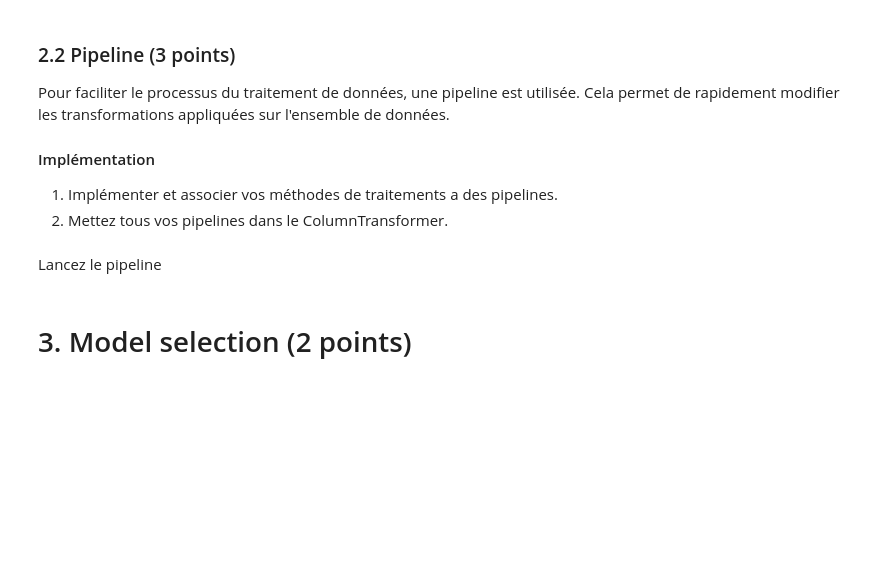
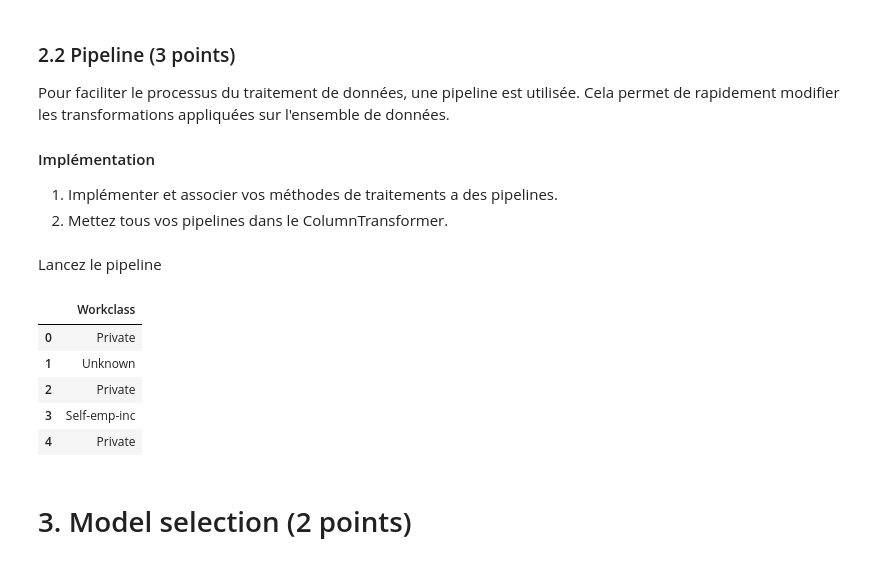
Before and after one commit to olivierND/INF8215, a Jupyter notebook: TP3/TP3_1850196.ipynb, the cells around one changed output. Saved outputs shown, nothing was run; the diff lists cells and outputs as text; code cells hidden in the pictures; blank space fills up the shorter version.

```diff
--- a/TP3/TP3_1850196.ipynb
+++ b/TP3/TP3_1850196.ipynb
@@ -665,26 +679,38 @@ class LabelEncoderP(LabelEncoder):
         return super(LabelEncoderP, self).fit(X).transform(X)
 # %%
 # Implémenter ici les différentes transformations customs ici pour que cela soit plus claires (Si vous en avez)
+def parse_unknown(text):
+    if "?" in text:
+        return "Unknown"
+    return text
 # %%
 from sklearn.pipeline import Pipeline, FeatureUnion
 from sklearn.compose import ColumnTransformer
 from sklearn.impute import SimpleImputer
 
-pipeline_feature1 = Pipeline([
-    ("name", TransformationWrapper()),
+pipeline_workclass = Pipeline([
+    ('unknown', TransformationWrapper(transformation = parse_unknown))
 ])
 
 
 full_pipeline = ColumnTransformer([
-        ("feature1", pipeline_feature1, ["Feature1"])
+        ("Workclass", pipeline_workclass, ["Workclass"])
         # ("feature2", pipeline_feature2, ["Feature2"]),
     ])
 # %% [markdown]
 Lancez le pipeline
 # %%
-column_names = [] # TODO ajouter les noms des colonnes selon le nouvel ordre du pipeline
+column_names = ["Workclass"] # TODO ajouter les noms des colonnes selon le nouvel ordre du pipeline
 X_train_preprocess = pd.DataFrame(full_pipeline.fit_transform(X_train), columns=column_names)
 X_test_preprocess = pd.DataFrame(full_pipeline.fit_transform(X_test), columns=column_names)
+X_train_preprocess.head()
+# %% [output]
+|  | Workclass |
+| 0 | Private |
+| 1 | Unknown |
+| 2 | Private |
+| 3 | Self-emp-inc |
+| 4 | Private |
 # %% [markdown]
 # 3. Model selection (2 points)
 # %% [markdown]
```
Also changed, not shown: parts of 3 cells of this notebook.
